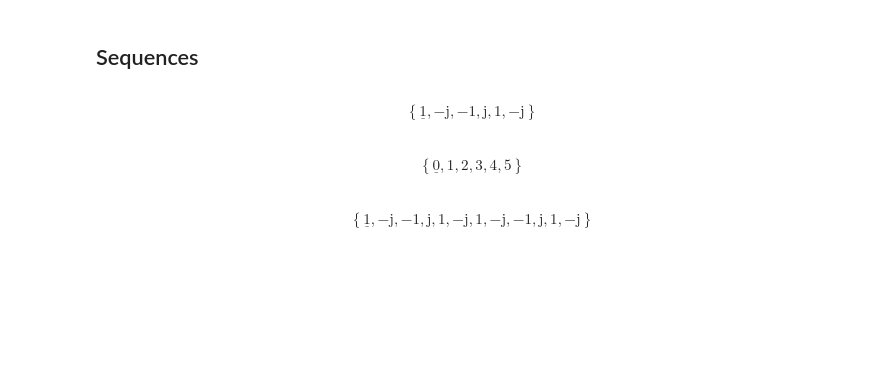
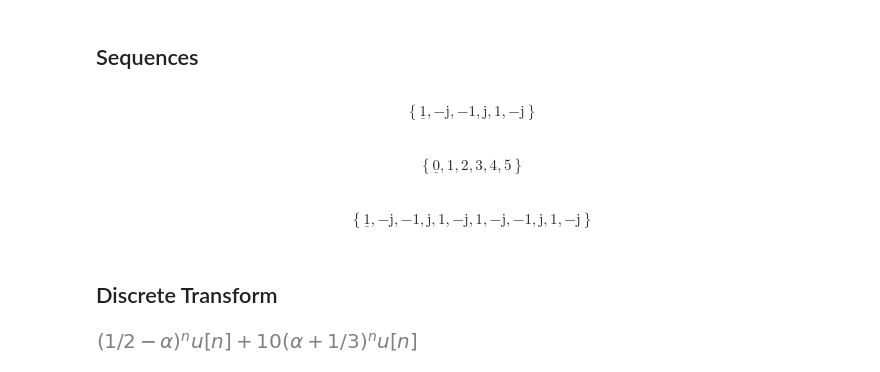
Before and after one commit to SM2A/Signals_and_Systems_Course_Projects, a Jupyter notebook: CA3/Source/4 - Discrete Time Signals.ipynb, the cells around one changed output. Saved outputs shown, nothing was run; the diff lists cells and outputs as text; code cells hidden in the pictures; blank space fills up the shorter version.

```diff
--- a/CA3/Source/4 - Discrete Time Signals.ipynb
+++ b/CA3/Source/4 - Discrete Time Signals.ipynb
@@ -34,3 +34,12 @@ x_3 = x_1_seq + x_1_seq
 x_3
 # %% [output]
 $$\left\{\underline{1}, - \mathrm{j}, -1, \mathrm{j}, 1, - \mathrm{j}, 1, - \mathrm{j}, -1, \mathrm{j}, 1, - \mathrm{j}\right\}$$
+# %% [markdown]
+## Discrete Transform
+# %%
+import lcapy
+
+x_n = lcapy.expr('((0.5 - alpha) ** n) * u(n) + 10 * ((alpha + 1/3) ** n) * u(n)')
+x_n.expr
+# %% [output]
+[figure, added]
```
Also changed, not shown: parts of 8 cells of this notebook, 2 other files.
